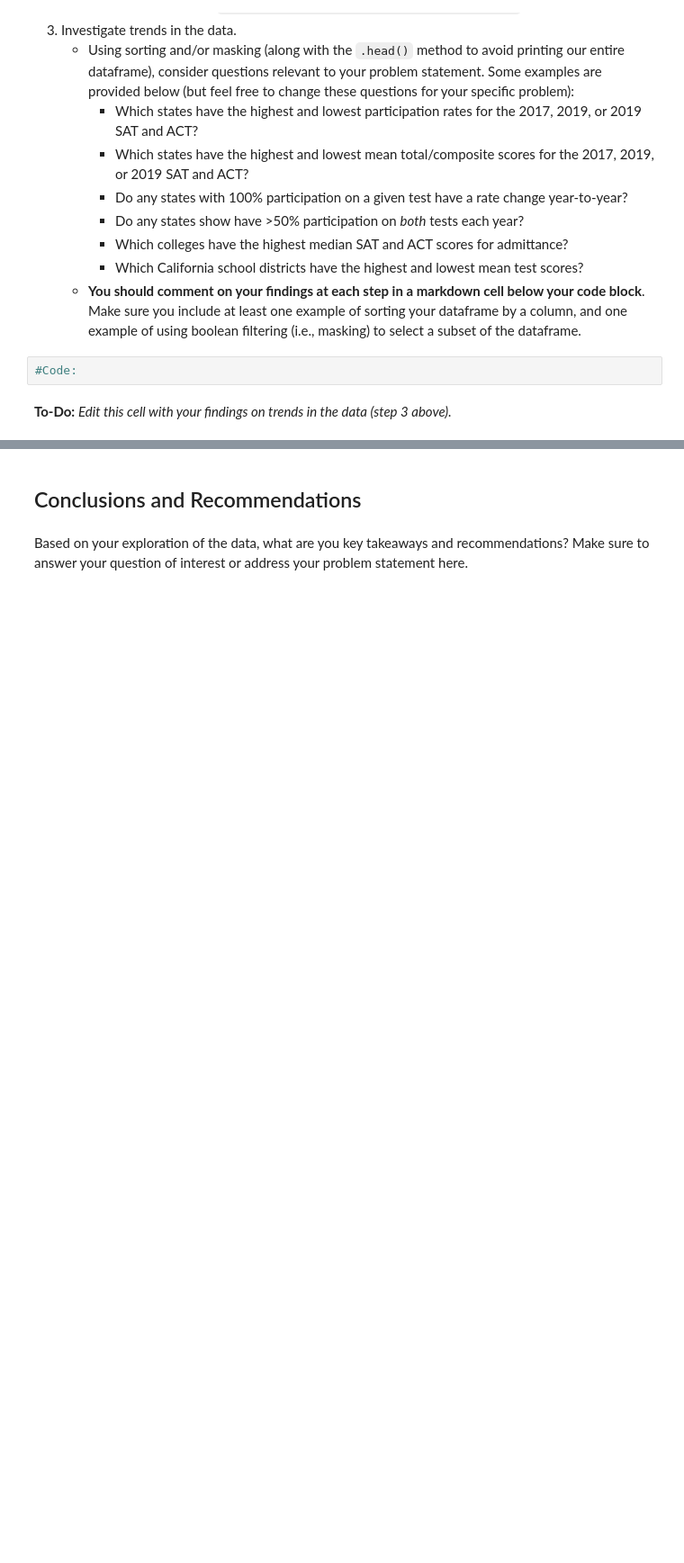
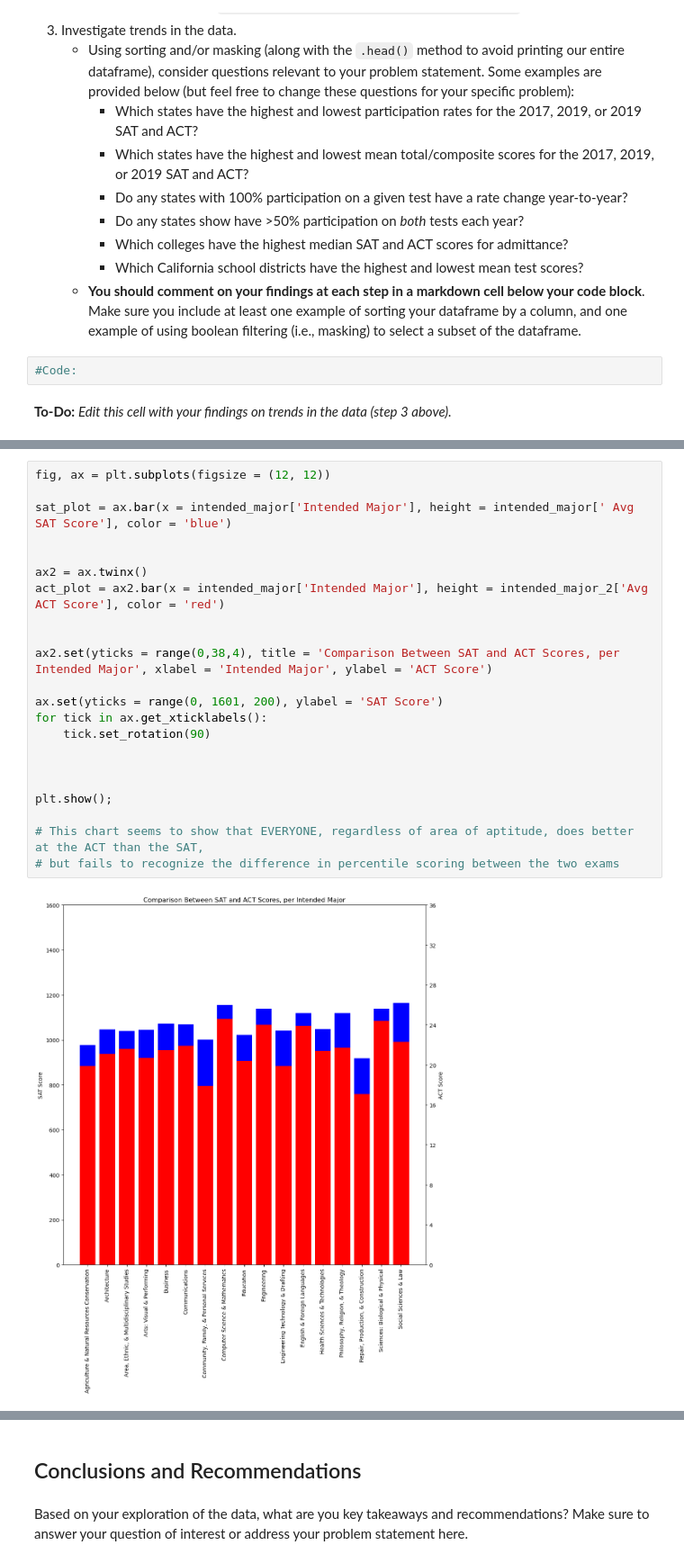
Before and after one commit to jlu7922/Standardized-Test-Analysis, a Jupyter notebook: code/starter-code-Jason.ipynb, the cells around one changed output, grey strips where cells are left out. Shown: that part at 90% size. Drawn from its saved outputs; the diff is of its cells as text; blank space fills up the shorter version.

```diff
--- a/code/starter-code-Jason.ipynb
+++ b/code/starter-code-Jason.ipynb
@@ -694,0 +716,24 @@ plt.tight_layout()
+# %%
+fig, ax = plt.subplots(figsize = (12, 12))
+
+sat_plot = ax.bar(x = intended_major['Intended Major'], height = intended_major[' Avg SAT Score'], color = 'blue')
+
+
+ax2 = ax.twinx()
+act_plot = ax2.bar(x = intended_major['Intended Major'], height = intended_major_2['Avg ACT Score'], color = 'red')
+
+
+ax2.set(yticks = range(0,38,4), title = 'Comparison Between SAT and ACT Scores, per Intended Major', xlabel = 'Intended Major', ylabel = 'ACT Score')
+
+ax.set(yticks = range(0, 1601, 200), ylabel = 'SAT Score')
+for tick in ax.get_xticklabels():
+    tick.set_rotation(90)
+
+
+
+plt.show();
+
+# This chart seems to show that EVERYONE, regardless of area of aptitude, does better at the ACT than the SAT,
+# but fails to recognize the difference in percentile scoring between the two exams
+# %% [output]
+[figure, added]
```
Also changed, not shown: parts of 15 cells of this notebook.
